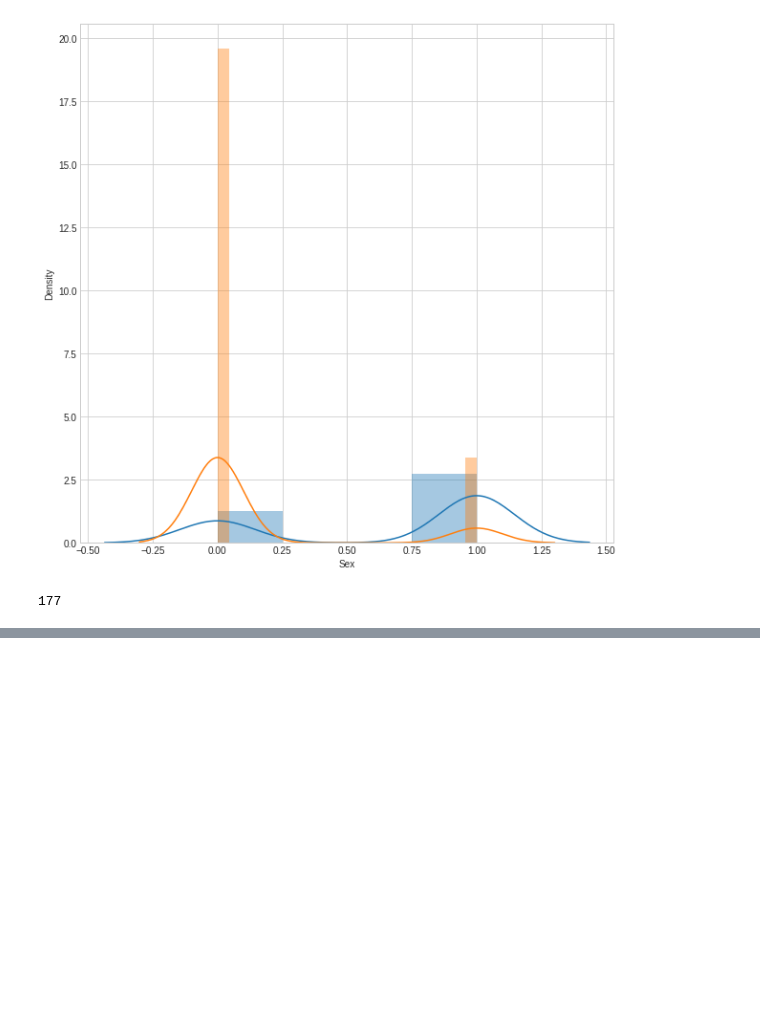
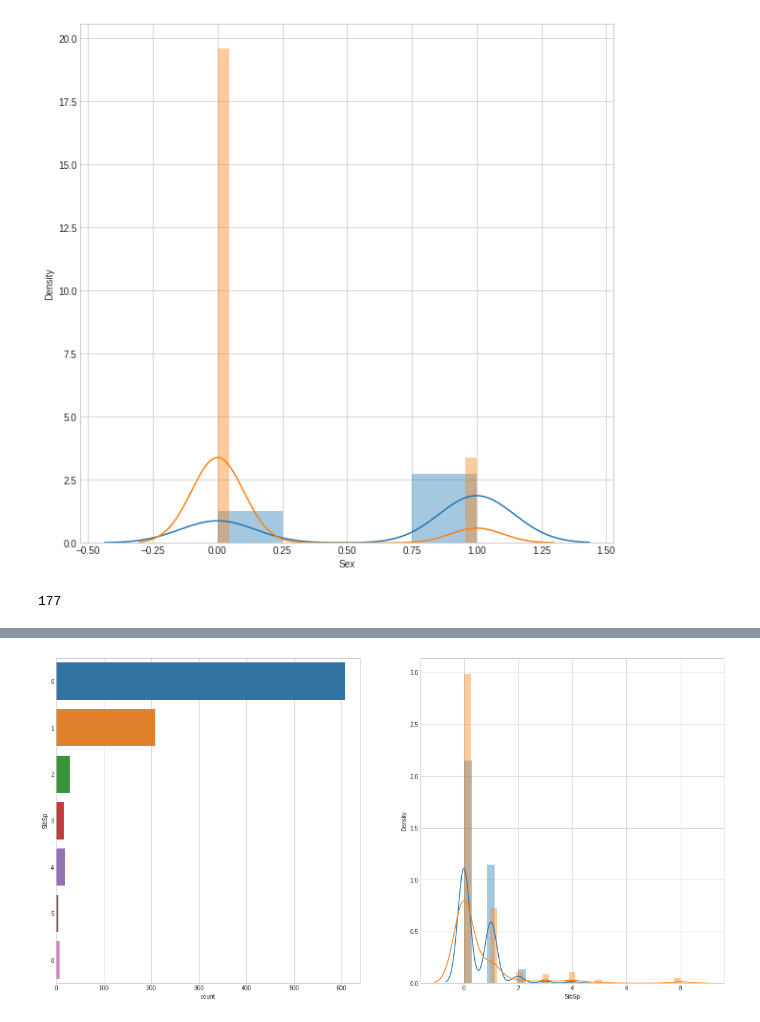
Before and after one commit to VallabhK/TitanicKaggle, a Jupyter notebook: Titanic_MLfromDisaster.ipynb, the cells around one changed output, grey strips where cells are left out. Saved outputs shown, nothing was run; the diff lists cells and outputs as text; code cells hidden in the pictures; blank space fills up the shorter version.

```diff
--- a/Titanic_MLfromDisaster.ipynb
+++ b/Titanic_MLfromDisaster.ipynb
@@ -283,0 +299,12 @@ def plot_count_dist(data, bin_df, label_column, target_column, figsize=(20, 5),
+# %%
+#Add SibSp to subset dataframes
+df_bin['SibSp'] = train['SibSp']
+df_con['SibSp'] = train['SibSp']
+# %%
+plot_count_dist(train,
+                bin_df=df_bin,
+                label_column='Survived',
+                target_column='SibSp',
+                figsize=(20, 10))
+# %% [output]
+[figure, added]
```
Also changed, not shown: parts of 4 cells of this notebook.
